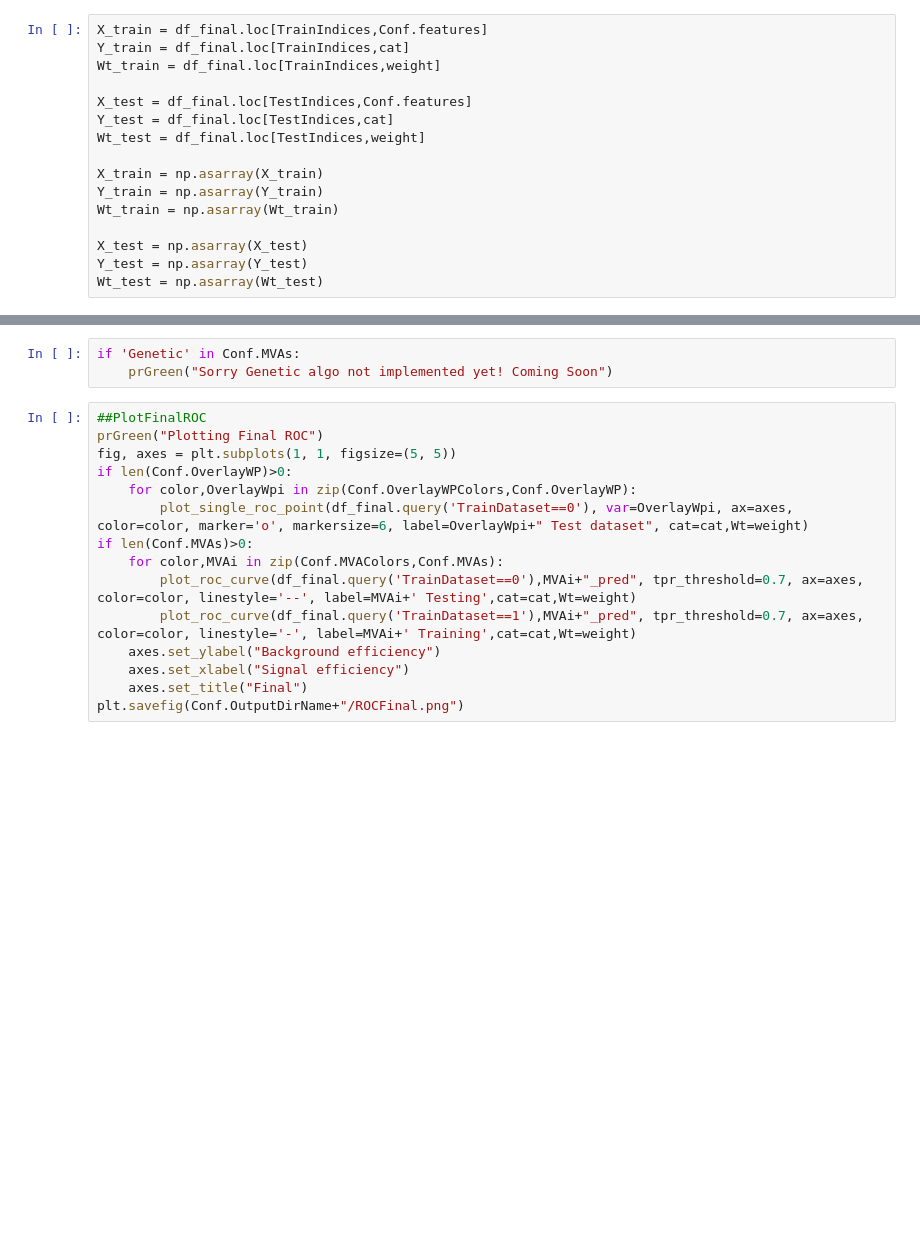
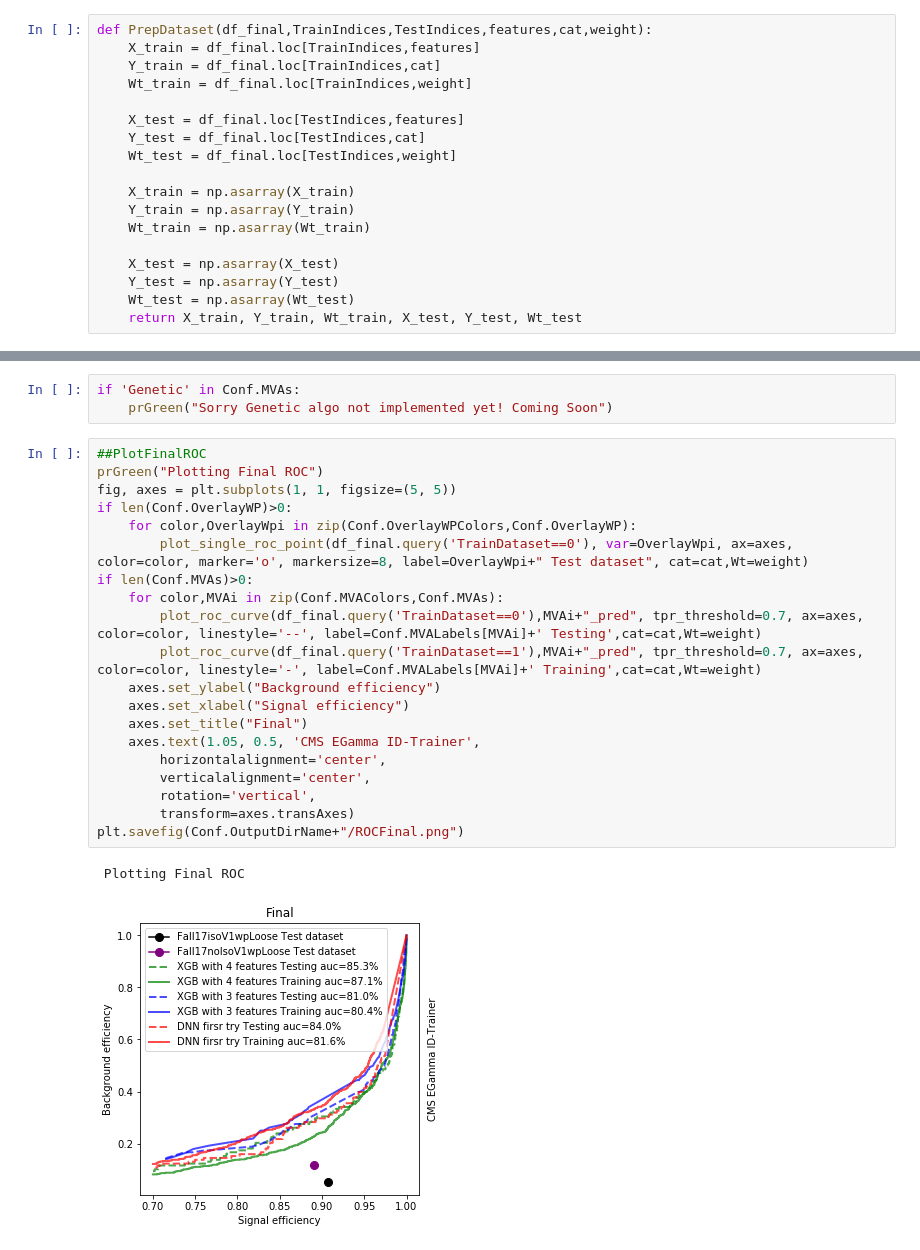
Before and after one commit to cms-egamma/ID-Trainer, a Jupyter notebook: Trainer.ipynb, the cells around one changed output, grey strips where cells are left out. Saved outputs shown, nothing was run; the diff lists cells and outputs as text; blank space fills up the shorter version.

```diff
--- a/Trainer.ipynb
+++ b/Trainer.ipynb
@@ -182,17 +180,19 @@ plt.savefig(Conf.OutputDirName+"/featureplots_Testing.png")
 # %%
-X_train = df_final.loc[TrainIndices,Conf.features]
-Y_train = df_final.loc[TrainIndices,cat]
-Wt_train = df_final.loc[TrainIndices,weight]
+def PrepDataset(df_final,TrainIndices,TestIndices,features,cat,weight):
+    X_train = df_final.loc[TrainIndices,features]
+    Y_train = df_final.loc[TrainIndices,cat]
+    Wt_train = df_final.loc[TrainIndices,weight]
 
-X_test = df_final.loc[TestIndices,Conf.features]
-Y_test = df_final.loc[TestIndices,cat]
-Wt_test = df_final.loc[TestIndices,weight]
+    X_test = df_final.loc[TestIndices,features]
+    Y_test = df_final.loc[TestIndices,cat]
+    Wt_test = df_final.loc[TestIndices,weight]
 
-X_train = np.asarray(X_train)
-Y_train = np.asarray(Y_train)
-Wt_train = np.asarray(Wt_train)
+    X_train = np.asarray(X_train)
+    Y_train = np.asarray(Y_train)
+    Wt_train = np.asarray(Wt_train)
 
-X_test = np.asarray(X_test)
-Y_test = np.asarray(Y_test)
-Wt_test = np.asarray(Wt_test)
+    X_test = np.asarray(X_test)
+    Y_test = np.asarray(Y_test)
+    Wt_test = np.asarray(Wt_test)
+    return X_train, Y_train, Wt_train, X_test, Y_test, Wt_test
 # %%
@@ -269,16 +333,24 @@ if 'Genetic' in Conf.MVAs:
 # %%
 ##PlotFinalROC
 prGreen("Plotting Final ROC")
 fig, axes = plt.subplots(1, 1, figsize=(5, 5))
 if len(Conf.OverlayWP)>0:
     for color,OverlayWpi in zip(Conf.OverlayWPColors,Conf.OverlayWP):
-        plot_single_roc_point(df_final.query('TrainDataset==0'), var=OverlayWpi, ax=axes, color=color, marker='o', markersize=6, label=OverlayWpi+" Test dataset", cat=cat,Wt=weight)
+        plot_single_roc_point(df_final.query('TrainDataset==0'), var=OverlayWpi, ax=axes, color=color, marker='o', markersize=8, label=OverlayWpi+" Test dataset", cat=cat,Wt=weight)
 if len(Conf.MVAs)>0:
     for color,MVAi in zip(Conf.MVAColors,Conf.MVAs):
-        plot_roc_curve(df_final.query('TrainDataset==0'),MVAi+"_pred", tpr_threshold=0.7, ax=axes, color=color, linestyle='--', label=MVAi+' Testing',cat=cat,Wt=weight)
-        plot_roc_curve(df_final.query('TrainDataset==1'),MVAi+"_pred", tpr_threshold=0.7, ax=axes, color=color, linestyle='-', label=MVAi+' Training',cat=cat,Wt=weight)
+        plot_roc_curve(df_final.query('TrainDataset==0'),MVAi+"_pred", tpr_threshold=0.7, ax=axes, color=color, linestyle='--', label=Conf.MVALabels[MVAi]+' Testing',cat=cat,Wt=weight)
+        plot_roc_curve(df_final.query('TrainDataset==1'),MVAi+"_pred", tpr_threshold=0.7, ax=axes, color=color, linestyle='-', label=Conf.MVALabels[MVAi]+' Training',cat=cat,Wt=weight)
     axes.set_ylabel("Background efficiency")
     axes.set_xlabel("Signal efficiency")
     axes.set_title("Final")
+    axes.text(1.05, 0.5, 'CMS EGamma ID-Trainer',
+        horizontalalignment='center',
+        verticalalignment='center',
+        rotation='vertical',
+        transform=axes.transAxes)
 plt.savefig(Conf.OutputDirName+"/ROCFinal.png")
+# %% [output]
+ Plotting Final ROC
+[figure, added]
 # %%
```
Also changed, not shown: parts of 11 cells of this notebook, 2 other files.
